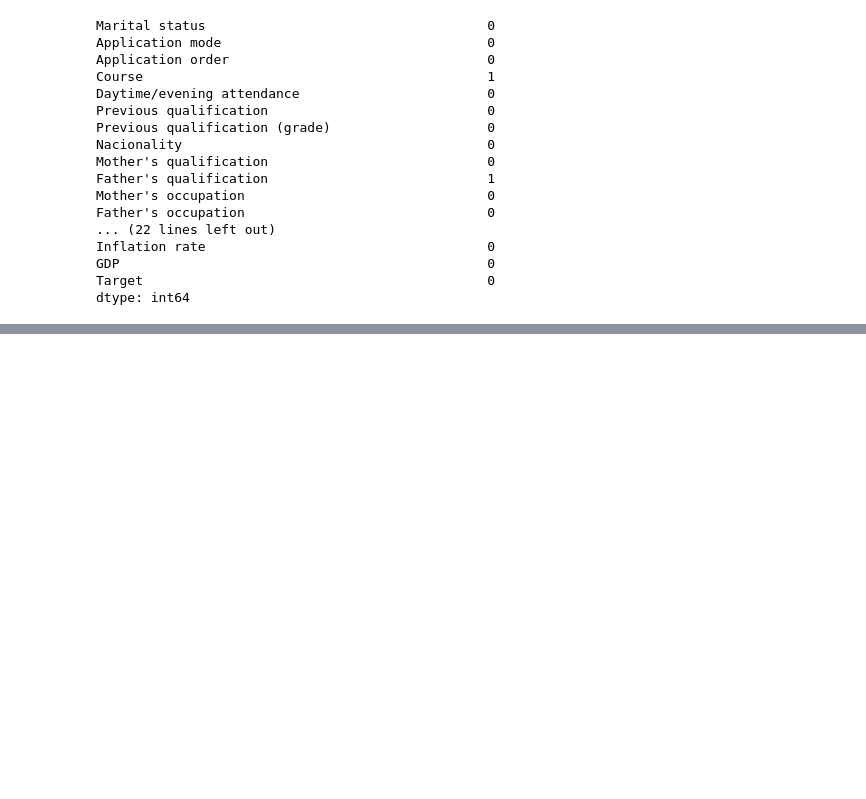
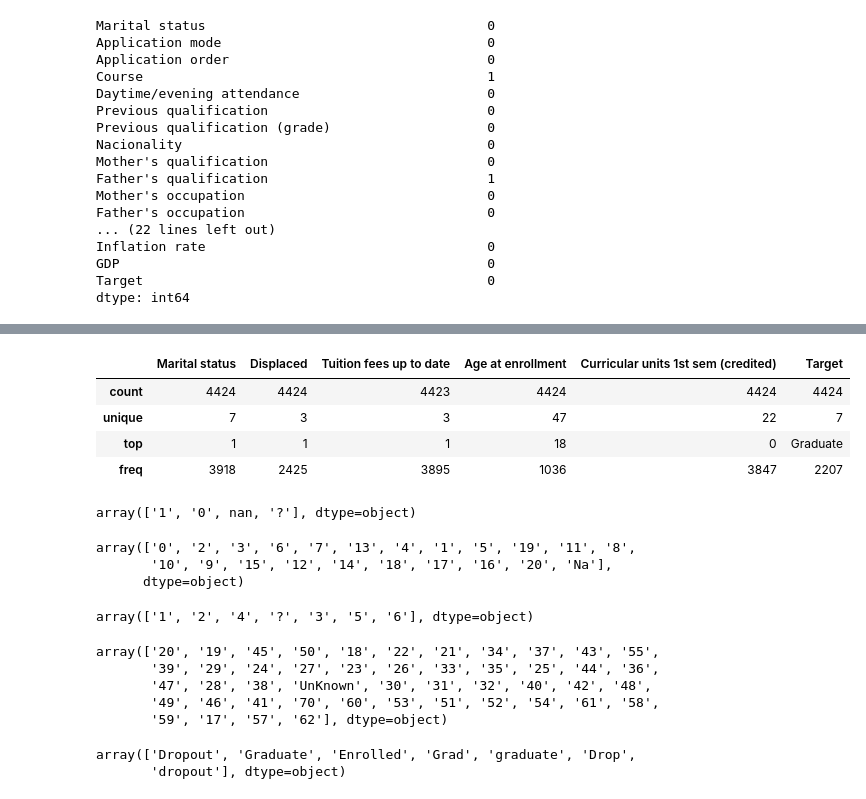
Before and after one commit to sbs24066/Principal-Component-Analysis-on-Student-Data-, a Jupyter notebook: Data_Prep_CA1_Project.ipynb, the cells around one changed output, grey strips where cells are left out. Drawn from its saved outputs; the diff is of its cells as text; code cells hidden in the pictures; blank space fills up the shorter version.

```diff
--- a/Data_Prep_CA1_Project.ipynb
+++ b/Data_Prep_CA1_Project.ipynb
@@ -70,0 +74,35 @@ students.shape
+# %%
+students_df.describe(include = "object")
+# %% [output]
+|  | Marital status | Displaced | Tuition fees up to date | Age at enrollment | Curricular units 1st sem (credited) | Target |
+| count | 4424 | 4424 | 4423 | 4424 | 4424 | 4424 |
+| unique | 7 | 3 | 3 | 47 | 22 | 7 |
+| top | 1 | 1 | 1 | 18 | 0 | Graduate |
+| freq | 3918 | 2425 | 3895 | 1036 | 3847 | 2207 |
+# %%
+students_df["Tuition fees up to date"].unique()
+# %% [output]
+array(['1', '0', nan, '?'], dtype=object)
+# %%
+students_df["Curricular units 1st sem (credited)"].unique() #Should be Integer
+# %% [output]
+array(['0', '2', '3', '6', '7', '13', '4', '1', '5', '19', '11', '8',
+       '10', '9', '15', '12', '14', '18', '17', '16', '20', 'Na'],
+      dtype=object)
+# %%
+students_df["Marital status"].unique()
+# %% [output]
+array(['1', '2', '4', '?', '3', '5', '6'], dtype=object)
+# %%
+students_df["Age at enrollment"].unique() #Should be Integer
+# %% [output]
+array(['20', '19', '45', '50', '18', '22', '21', '34', '37', '43', '55',
+       '39', '29', '24', '27', '23', '26', '33', '35', '25', '44', '36',
+       '47', '28', '38', 'UnKnown', '30', '31', '32', '40', '42', '48',
+       '49', '46', '41', '70', '60', '53', '51', '52', '54', '61', '58',
+       '59', '17', '57', '62'], dtype=object)
+# %%
+students_df["Target"].unique() #needs to be three values according to the data dictionary
+# %% [output]
+array(['Dropout', 'Graduate', 'Enrolled', 'Grad', 'graduate', 'Drop',
+       'dropout'], dtype=object)
```
Also changed, not shown: parts of 13 cells of this notebook.
